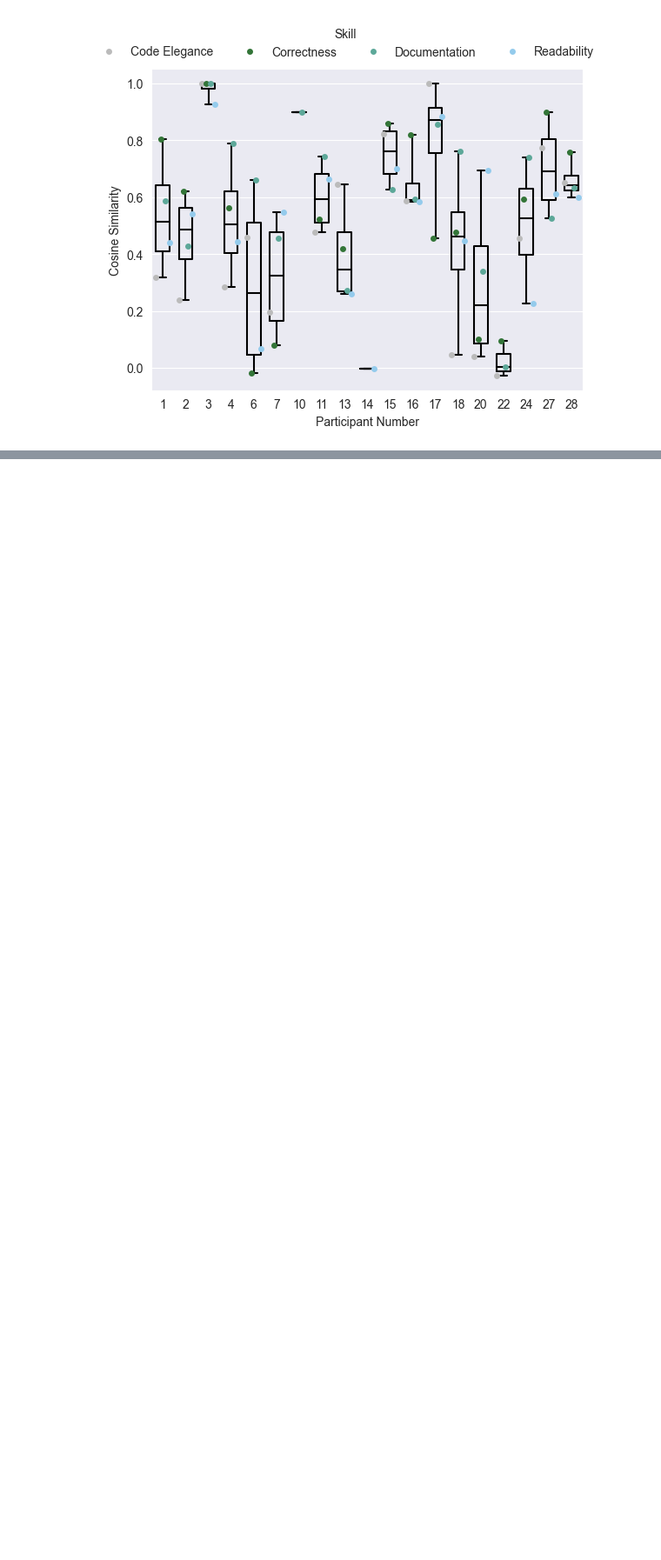
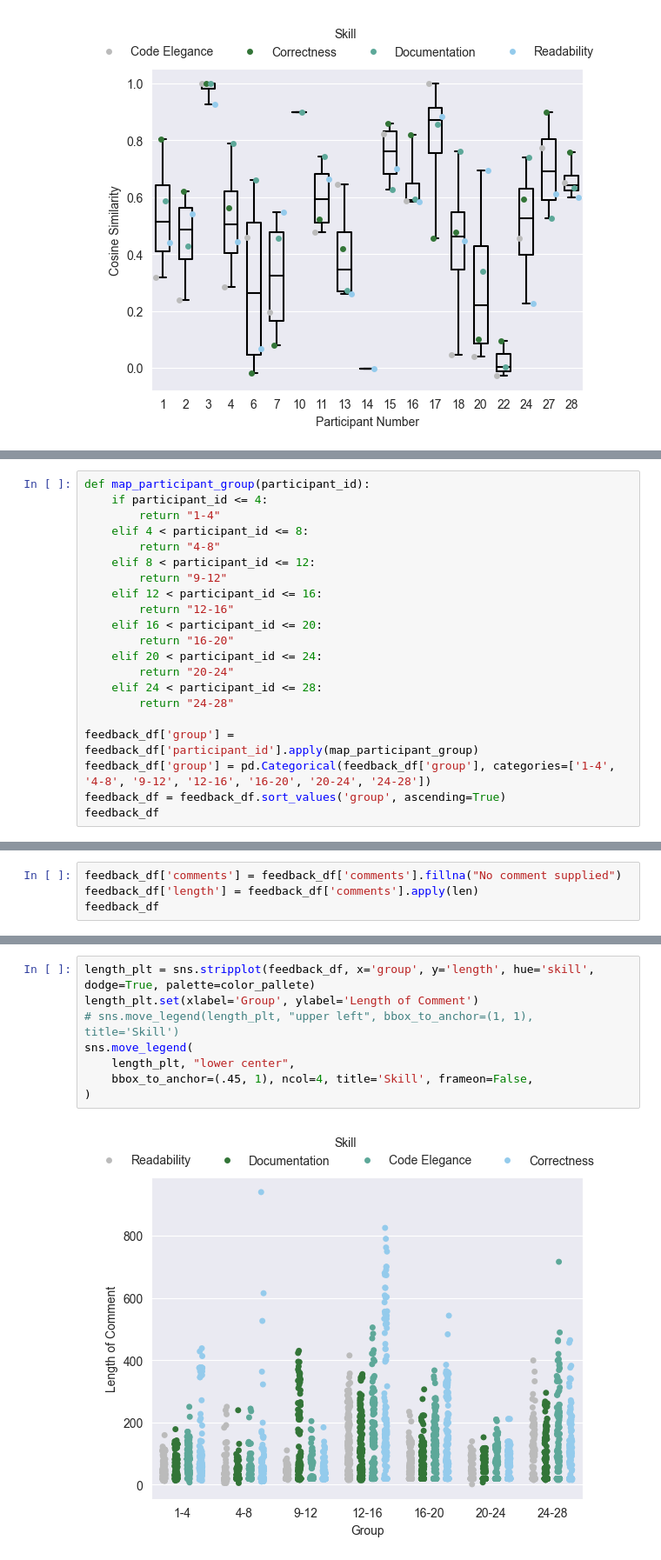
Before and after one commit to m-messer/Consistency_In_Grading_Analysis, a Jupyter notebook: feedback_analysis.ipynb, the cells around one changed output, grey strips where cells are left out. Shown at 87% size. Drawn from its saved outputs; the diff is of its cells as text; blank space fills up the shorter version.

Commit message:
PHD-359 Added plot for length of inter-rater feedback consistency

```diff
--- a/feedback_analysis.ipynb
+++ b/feedback_analysis.ipynb
@@ -398,0 +401,21 @@ sim_plt.get_figure().savefig('plots/sim.pdf', bbox_inches='tight')
+# %%
+def map_participant_group(participant_id):
+    if participant_id <= 4:
+        return "1-4"
+    elif 4 < participant_id <= 8:
+        return "4-8"
+    elif 8 < participant_id <= 12:
+        return "9-12"
+    elif 12 < participant_id <= 16:
+        return "12-16"
+    elif 16 < participant_id <= 20:
+        return "16-20"
+    elif 20 < participant_id <= 24:
+        return "20-24"
+    elif 24 < participant_id <= 28:
+        return "24-28"
+
+feedback_df['group'] = feedback_df['participant_id'].apply(map_participant_group)
+feedback_df['group'] = pd.Categorical(feedback_df['group'], categories=['1-4', '4-8', '9-12', '12-16', '16-20', '20-24', '24-28'])
+feedback_df = feedback_df.sort_values('group', ascending=True)
+feedback_df
@@ -398,0 +438,4 @@ sim_plt.get_figure().savefig('plots/sim.pdf', bbox_inches='tight')
+# %%
+feedback_df['comments'] = feedback_df['comments'].fillna("No comment supplied")
+feedback_df['length'] = feedback_df['comments'].apply(len)
+feedback_df
@@ -398,0 +456,10 @@ sim_plt.get_figure().savefig('plots/sim.pdf', bbox_inches='tight')
+# %%
+length_plt = sns.stripplot(feedback_df, x='group', y='length', hue='skill', dodge=True, palette=color_pallete)
+length_plt.set(xlabel='Group', ylabel='Length of Comment')
+# sns.move_legend(length_plt, "upper left", bbox_to_anchor=(1, 1), title='Skill')
+sns.move_legend(
+    length_plt, "lower center",
+    bbox_to_anchor=(.45, 1), ncol=4, title='Skill', frameon=False,
+)
+# %% [output]
+[figure, added]
```
Also changed, not shown: parts of 5 cells of this notebook.
